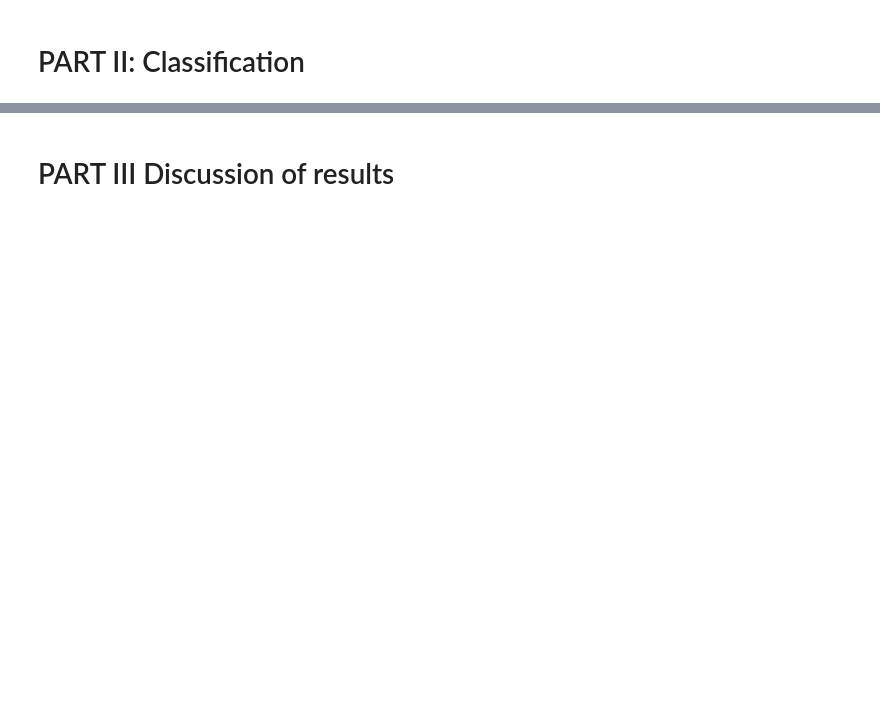
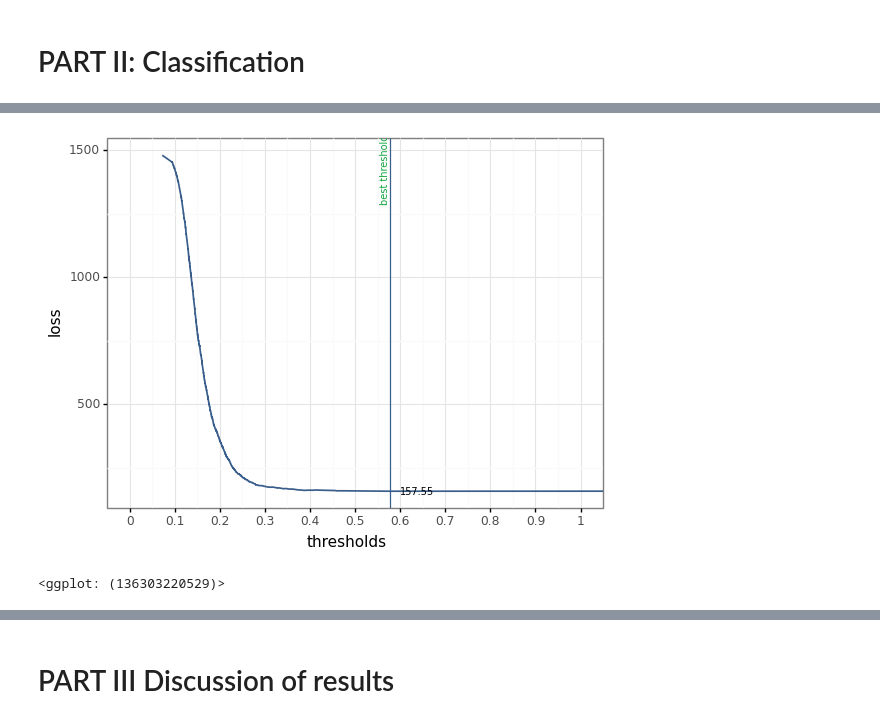
Before and after one commit to JustJAG/Prediction_with_ML_for_Economists, a Jupyter notebook: Assignment_3_finding_fast_growing_firms/Technical Report 3.ipynb, the cells around one changed output, grey strips where cells are left out. Cells and saved outputs as stored; diff of their text form; code cells hidden in the pictures; blank space fills up the shorter version.

```diff
--- a/Assignment_3_finding_fast_growing_firms/Technical Report 3.ipynb
+++ b/Assignment_3_finding_fast_growing_firms/Technical Report 3.ipynb
@@ -1099,0 +1124,8 @@ create_calibration_plot(holdout, file_name = "ch17-figure-1-logit-m4-calibration
+# %%
+# Introduce loss function
+# relative cost of of a false negative classification (as compared with a false positive classification)
+FP = 1781
+FN = 937
+cost = FN/FP
+# the prevalence, or the proportion of cases in the population (n.cases/(n.controls+n.cases))
+prevelance = y_train.sum()/len(y_train)
@@ -1099,0 +1201,8 @@ create_calibration_plot(holdout, file_name = "ch17-figure-1-logit-m4-calibration
+# %%
+# Create loss plot based on Fold5 in CV ----------------------------------------------
+# select model to plot
+model_to_plot = 'X1'
+create_loss_plot(fold5_all_coords[model_to_plot], fold5_threshold[model_to_plot], fold5_expected_loss[model_to_plot])
+# %% [output]
+[figure, added]
+<ggplot: (136303220529)>
```
Also changed, not shown: parts of 61 cells of this notebook, 3 other files.
